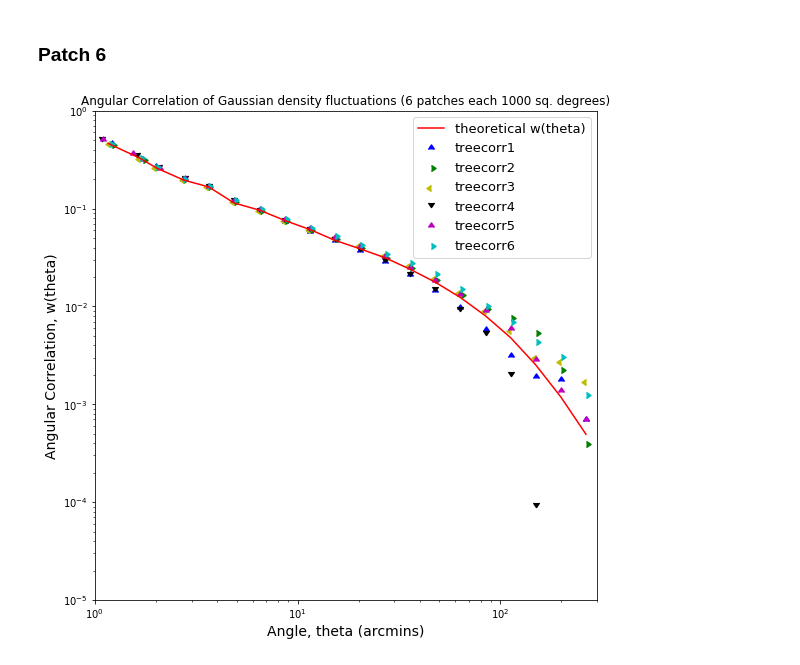
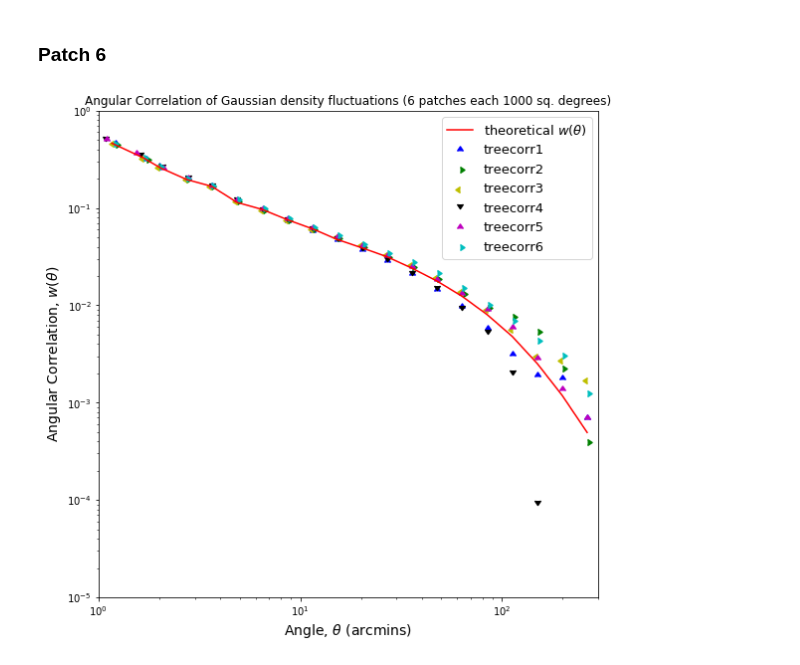
Before and after one commit to anikhalder/Integrated_Bispectrum, a Jupyter notebook: power_spectrum_gaussian/power_spectrum_gaussian_different_patches.ipynb, the cells around one changed output. Drawn from its saved outputs; the diff is of its cells as text; code cells hidden in the pictures.

Commit message:
Change theta labels

```diff
--- a/power_spectrum_gaussian/power_spectrum_gaussian_different_patches.ipynb
+++ b/power_spectrum_gaussian/power_spectrum_gaussian_different_patches.ipynb
@@ -408,34 +408,34 @@ xi_treecorr3 = np.loadtxt('./simulations_output/different_patches/treecorr_angul
 
 theta_treecorr4 = np.loadtxt('./simulations_output/different_patches/treecorr_angular_correlation_gaussian_patch_4.txt', usecols=(0)) # in arcmins
 xi_treecorr4 = np.loadtxt('./simulations_output/different_patches/treecorr_angular_correlation_gaussian_patch_4.txt', usecols=(1)) # xi aka w(theta)
 
 theta_treecorr5 = np.loadtxt('./simulations_output/different_patches/treecorr_angular_correlation_gaussian_patch_5.txt', usecols=(0)) # in arcmins
 xi_treecorr5 = np.loadtxt('./simulations_output/different_patches/treecorr_angular_correlation_gaussian_patch_5.txt', usecols=(1)) # xi aka w(theta)
 
 theta_treecorr6 = np.loadtxt('./simulations_output/different_patches/treecorr_angular_correlation_gaussian_patch_6.txt', usecols=(0)) # in arcmins
 xi_treecorr6 = np.loadtxt('./simulations_output/different_patches/treecorr_angular_correlation_gaussian_patch_6.txt', usecols=(1)) # xi aka w(theta)
 
 theta_theoretical = (theta_treecorr1+theta_treecorr2+theta_treecorr3+
                      theta_treecorr4+theta_treecorr5+theta_treecorr6) / 6
 
 plt.figure(figsize=(9,9))
 plt.scatter(theta_treecorr1,xi_treecorr1, c='b', marker=10, label='treecorr1')
 plt.scatter(theta_treecorr2,xi_treecorr2, c='g', marker=9, label='treecorr2')
 plt.scatter(theta_treecorr3,xi_treecorr3, c='y', marker=8, label='treecorr3')
 plt.scatter(theta_treecorr4,xi_treecorr4, c='k', marker=7, label='treecorr4')
 plt.scatter(theta_treecorr5,xi_treecorr5, c='m', marker=10, label='treecorr5')
 plt.scatter(theta_treecorr6,xi_treecorr6, c='c', marker=9, label='treecorr6')
-plt.plot(theta_theoretical, w_theta(theta_theoretical/60*np.pi/180), c='r', label='theoretical w(theta)')
+plt.plot(theta_theoretical, w_theta(theta_theoretical/60*np.pi/180), c='r', label='theoretical $w(θ)$')
 plt.xlim(1,300)
 plt.ylim(1e-5, 1)
 plt.xscale('log')
 plt.yscale('log')
-plt.xlabel('Angle, theta (arcmins)', fontsize=14)
-plt.ylabel('Angular Correlation, w(theta)', fontsize=14)
+plt.xlabel('Angle, $θ$ (arcmins)', fontsize=14)
+plt.ylabel('Angular Correlation, $w(θ)$', fontsize=14)
 plt.title('Angular Correlation of Gaussian density fluctuations (6 patches each 1000 sq. degrees)')
 plt.legend(loc='best', fontsize=13)
 plt.savefig('./simulations_output/plot_output/treecorr_and_theoretical_angular_correlation_gaussian_different_patches.pdf')
 
 # We can see the (cosmic variance) in the large scales i.e. small l --> more uncertainty (see Dodelson)
 # %% [output]
-[figure, old version]
+[figure, new version]
```
Also changed, not shown: parts of 7 cells of this notebook, 25 other files.
